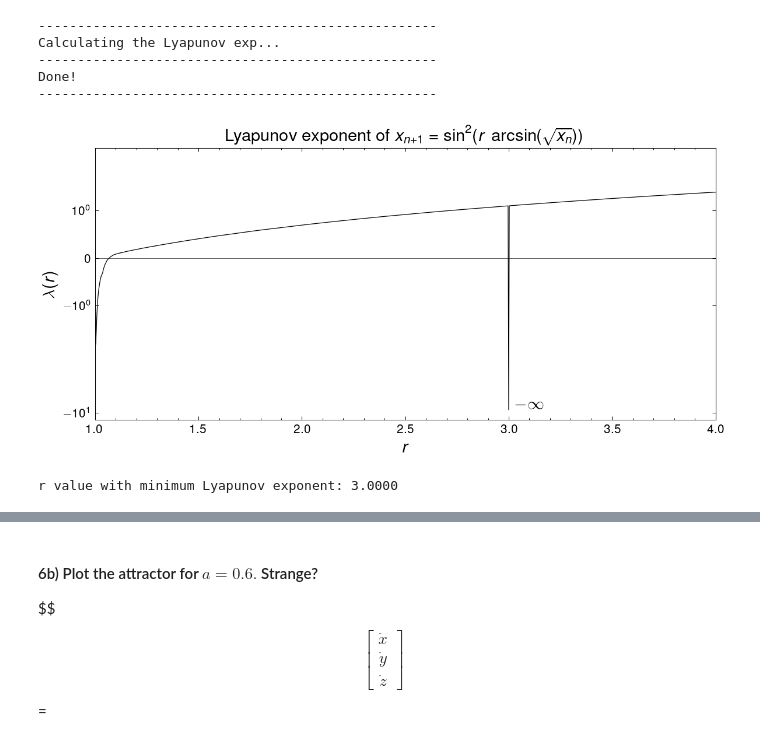
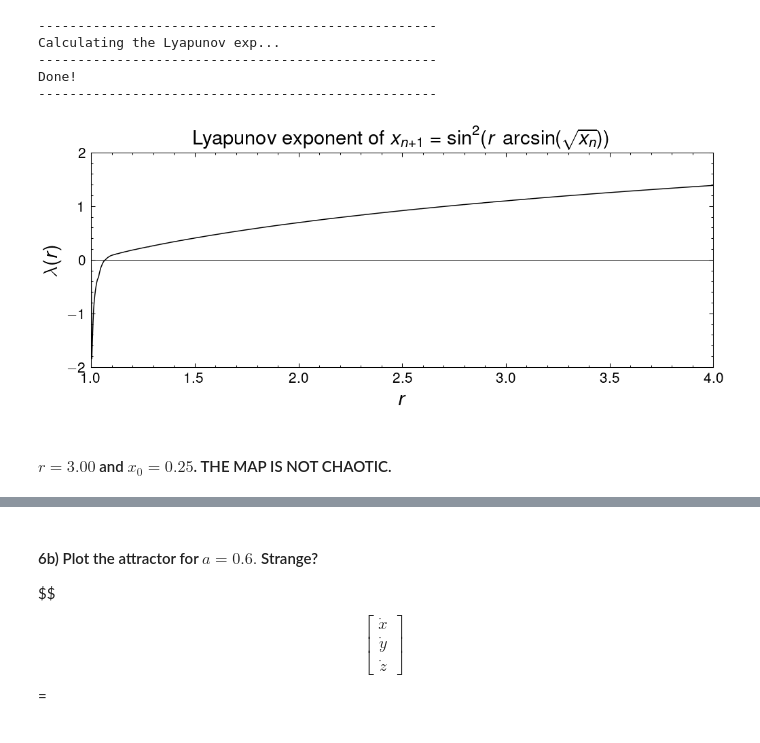
Before and after one commit to whyyorlantaken/Dynamical-Systems-Coursework, a Jupyter notebook: Take-home-1/code/notebook01.ipynb, the cells around one changed output, grey strips where cells are left out. Drawn from its saved outputs; the diff is of its cells as text; code cells hidden in the pictures.

```diff
--- a/Take-home-1/code/notebook01.ipynb
+++ b/Take-home-1/code/notebook01.ipynb
@@ -255,7 +251,7 @@ def derivative_map(x, r):
     return (r * np.sin(2 * r * np.arcsin(np.sqrt(x)))) / (2 * np.sqrt(x + eps) * np.sqrt(1-x+eps))
 # %%
 def lyapunov(r_min=1.0, r_max=4.0, partitions = 1000,
-             transient=1000, nontransient=9000, initial_x=0.25):
+             transient=1000, nontransient=9000, initial_x=0.20):
     # Values for r
     r_values = np.linspace(r_min, r_max, partitions)
 
@@ -305,8 +301,8 @@ lyapunov_r, r_values = lyapunov(
     r_min = 1.0,
     r_max = 4.0,
     partitions = 1000,
-    transient = 1000,
-    nontransient = 10000
+    transient = 5000,
+    nontransient = 5000
 )
 # %% [output]
 ---------------------------------------------------
@@ -316,29 +312,23 @@ Done!
 ---------------------------------------------------
 # %%
 # plot
-plt.figure(figsize=(8, 4), dpi=150)
-plt.plot(r_values, lyapunov_r, color='k', lw=0.6)
-plt.axhline(0, color='k', ls='-', lw=0.3)
+plt.figure(figsize=(7, 3), dpi=150)
+
+plt.plot(r_values, lyapunov_r, color='k', lw=0.7)
+plt.axhline(0, color='k', ls='-', lw=0.4)
+
 plt.title("Lyapunov exponent of " + r"$x_{n+1} = \sin^2(r\,\arcsin(\sqrt{x_n}))$", fontsize=14)
-plt.text(3.03, -9, r"$-\infty$", fontsize=14, color='k')
 plt.xlabel(r'$r$', fontsize=14)
 plt.ylabel(r'$\lambda(r)$', fontsize=14)
+
 plt.tick_params(axis='both', labelsize=10)
-plt.yscale('symlog')
-plt.xlim(1.0, 4.0)
-plt.ylim(-12, 3)
-#plt.grid(lw=0.3, ls='-.')
-plt.savefig("./plots/5b[1-4].pdf", dpi=200, bbox_inches='tight')
+plt.xlim(1.0, 4)
+plt.ylim(-2, 2)
 
 plt.tight_layout()
+plt.savefig("./plots/5b[1-4].pdf", dpi=200, bbox_inches='tight')
 plt.show()
 # %% [output]
-[figure, old version]
+[figure, new version]
-# %%
-# r-value with minimum Lyapunov exponent
-min_lyapunov = np.min(lyapunov_r)
-min_index = np.where(lyapunov_r == min_lyapunov)[0][0]
-min_r = r_values[min_index]
-print(f"r value with minimum Lyapunov exponent: {min_r:.4f}")
-# %% [output]
-r value with minimum Lyapunov exponent: 3.0000
+# %% [markdown]
+#### $r = 3.00$ and $x_0 = 0.25$. THE MAP IS NOT CHAOTIC.
```
Also changed, not shown: parts of 14 cells of this notebook, 19 other files.
